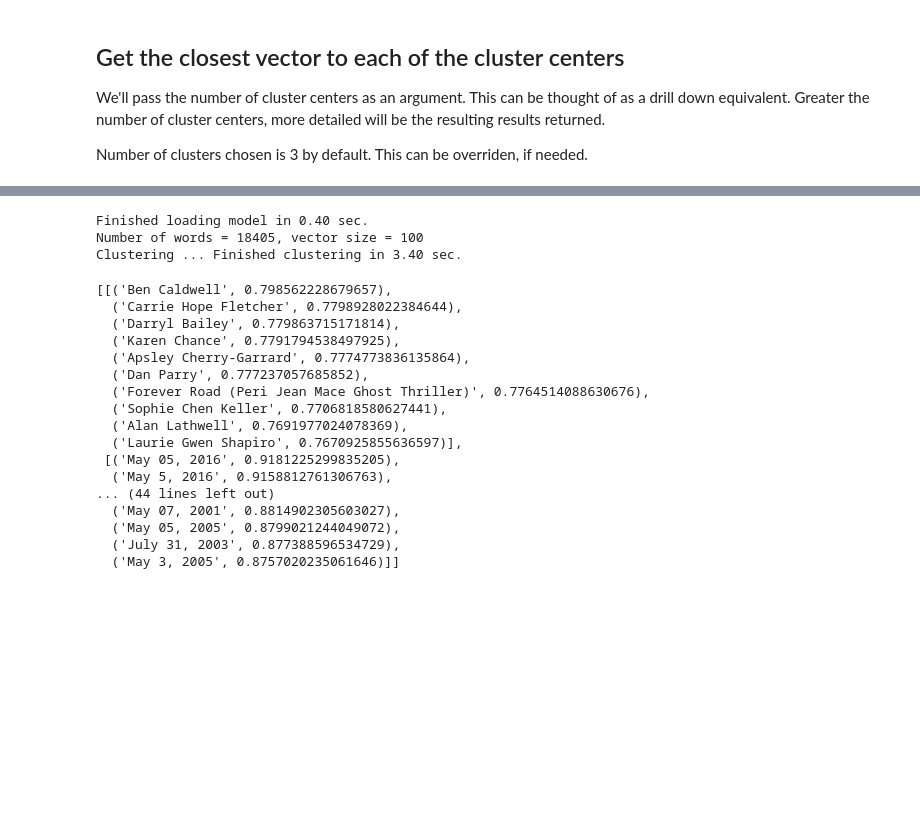
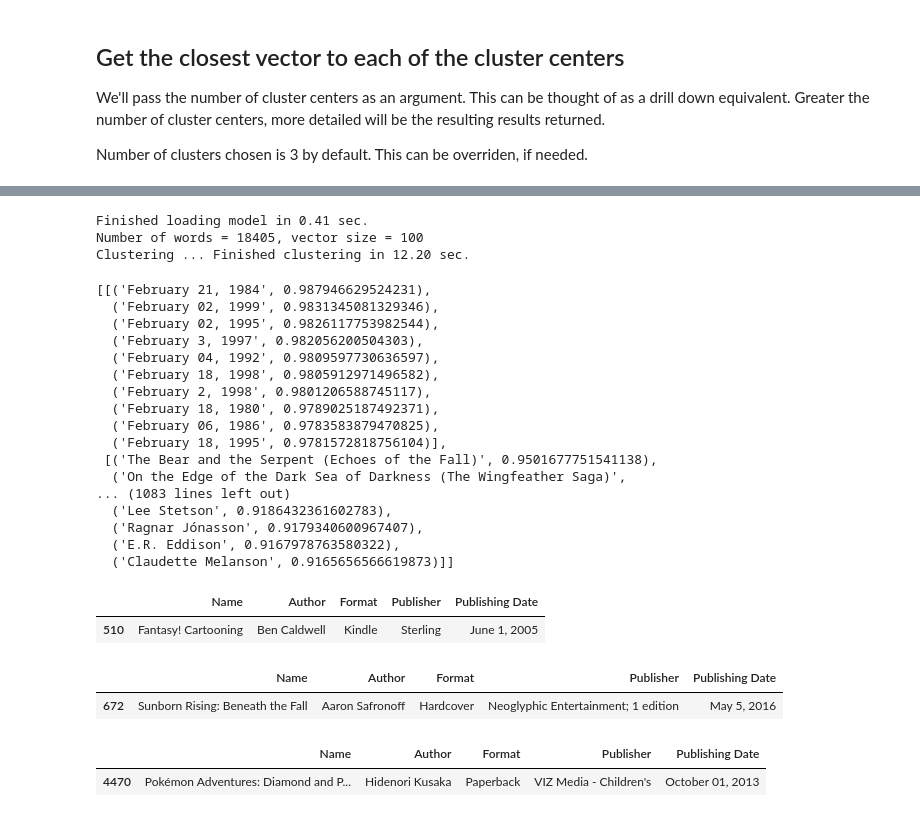
Before and after one commit to yogeshchellappa/recordEmbedding, a Jupyter notebook: Clustering Exploration.ipynb, the cells around one changed output, grey strips where cells are left out. Drawn from its saved outputs; the diff is of its cells as text; code cells hidden in the pictures; blank space fills up the shorter version.

```diff
--- a/Clustering Exploration.ipynb
+++ b/Clustering Exploration.ipynb
@@ -82,25 +83,42 @@ Clustering ... Finished clustering in 3.52 sec.
   ('March 31, 2012', 0.7610347270965576),
   ('Fantasy & Science Fiction, January/February 2015', 0.7609479427337646)]]
 # %%
-getClosestWordEmbedding(fastTextModelPath, 5)
+getClosestWordEmbedding(fastTextModelPath, 100)
 # %% [output]
-Finished loading model in 0.40 sec.
+Finished loading model in 0.41 sec.
 Number of words = 18405, vector size = 100
-Clustering ... Finished clustering in 3.40 sec.
+Clustering ... Finished clustering in 12.20 sec.
-[[('Ben Caldwell', 0.798562228679657),
-  ('Carrie Hope Fletcher', 0.7798928022384644),
-  ('Darryl Bailey', 0.779863715171814),
-  ('Karen Chance', 0.7791794538497925),
-  ('Apsley Cherry-Garrard', 0.7774773836135864),
-  ('Dan Parry', 0.777237057685852),
-  ('Forever Road (Peri Jean Mace Ghost Thriller)', 0.7764514088630676),
-  ('Sophie Chen Keller', 0.7706818580627441),
-  ('Alan Lathwell', 0.7691977024078369),
-  ('Laurie Gwen Shapiro', 0.7670925855636597)],
- [('May 05, 2016', 0.9181225299835205),
-  ('May 5, 2016', 0.9158812761306763),
-... (44 lines left out)
-  ('May 07, 2001', 0.8814902305603027),
-  ('May 05, 2005', 0.8799021244049072),
-  ('July 31, 2003', 0.877388596534729),
-  ('May 3, 2005', 0.8757020235061646)]]
+[[('February 21, 1984', 0.987946629524231),
+  ('February 02, 1999', 0.9831345081329346),
+  ('February 02, 1995', 0.9826117753982544),
+  ('February 3, 1997', 0.982056200504303),
+  ('February 04, 1992', 0.9809597730636597),
+  ('February 18, 1998', 0.9805912971496582),
+  ('February 2, 1998', 0.9801206588745117),
+  ('February 18, 1980', 0.9789025187492371),
+  ('February 06, 1986', 0.9783583879470825),
+  ('February 18, 1995', 0.9781572818756104)],
+ [('The Bear and the Serpent (Echoes of the Fall)', 0.9501677751541138),
+  ('On the Edge of the Dark Sea of Darkness (The Wingfeather Saga)',
+... (1083 lines left out)
+  ('Lee Stetson', 0.9186432361602783),
+  ('Ragnar Jónasson', 0.9179340600967407),
+  ('E.R. Eddison', 0.9167978763580322),
+  ('Claudette Melanson', 0.9165656566619873)]]
+# %%
+df = pd.read_csv('amazonCleaned.csv')
+# %%
+df[df['Author'] == 'Ben Caldwell']
+# %% [output]
+|  | Name | Author | Format | Publisher | Publishing Date |
+| 510 | Fantasy! Cartooning | Ben Caldwell | Kindle | Sterling | June 1, 2005 |
+# %%
+df[df['Publishing Date'] == 'May 5, 2016']
+# %% [output]
+|  | Name | Author | Format | Publisher | Publishing Date |
+| 672 | Sunborn Rising: Beneath the Fall | Aaron Safronoff | Hardcover | Neoglyphic Entertainment; 1 edition | May 5, 2016 |
+# %%
+df[df['Name'] == 'Pokémon Adventures: Diamond and Pearl/Platinum, Vol. 9']
+# %% [output]
+|  | Name | Author | Format | Publisher | Publishing Date |
+| 4470 | Pokémon Adventures: Diamond and P... | Hidenori Kusaka | Paperback | VIZ Media - Children's | October 01, 2013 |
```
Also changed, not shown: parts of 3 cells of this notebook.
